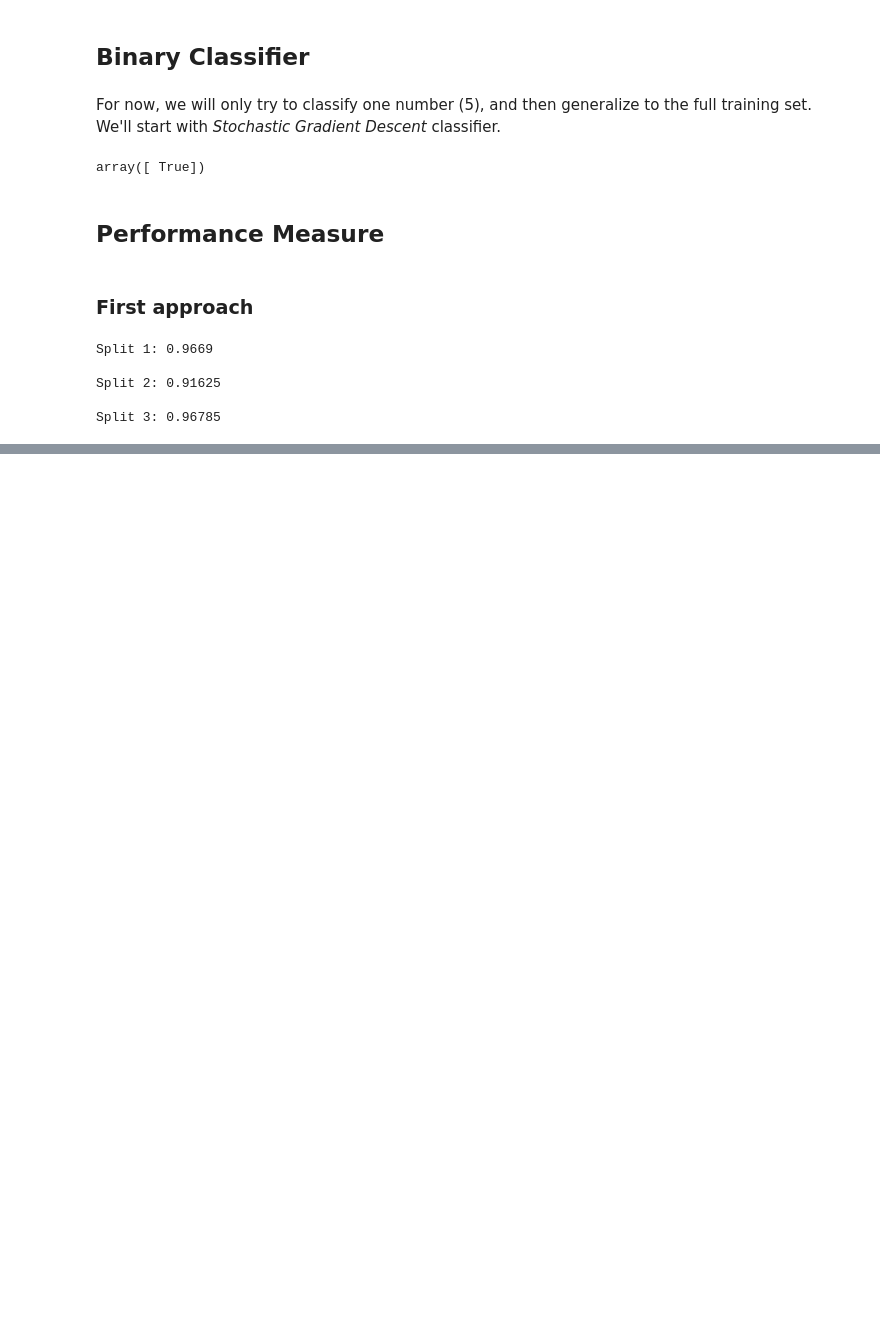
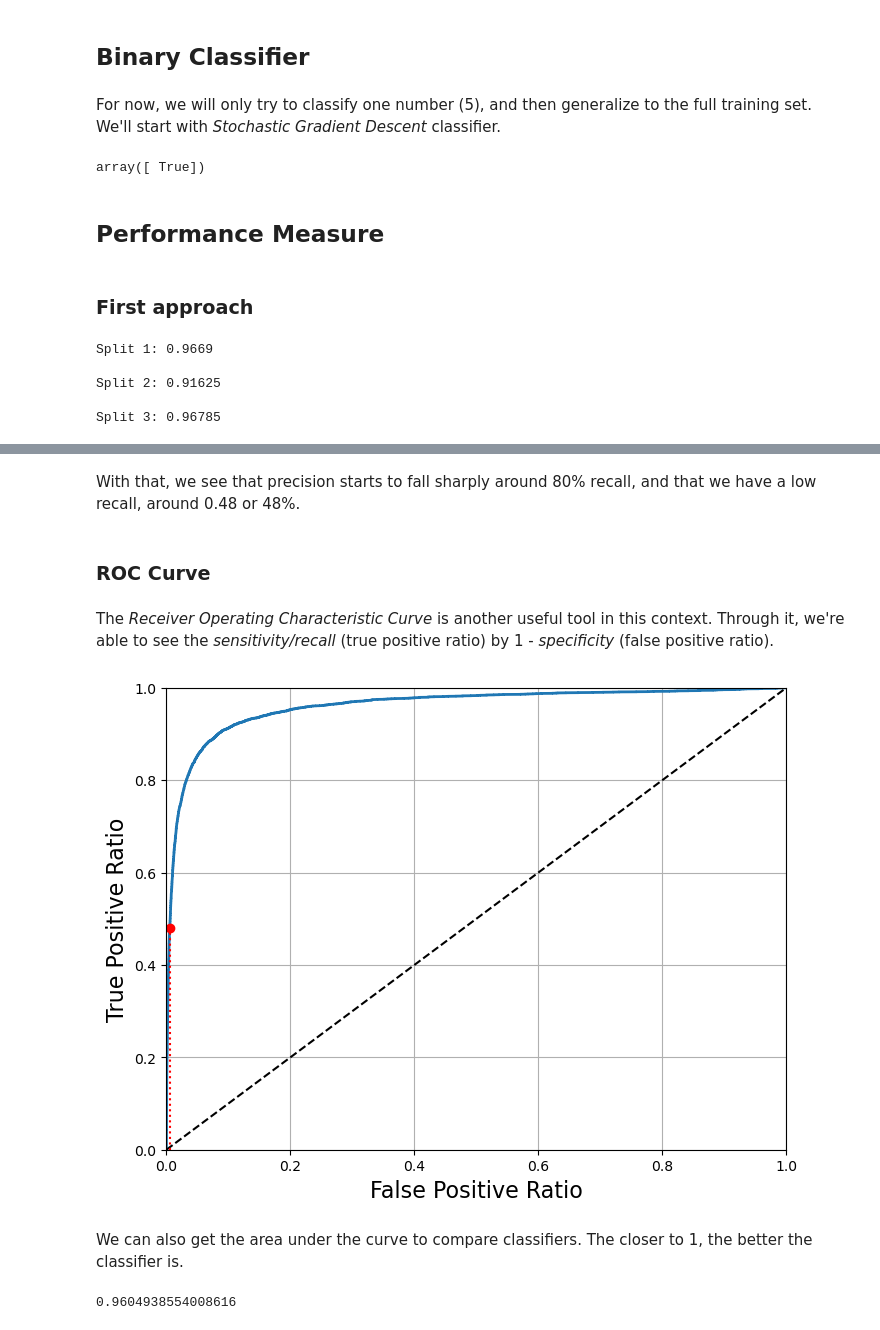
Before and after one commit to 4r7hu3/ML-projects, a Jupyter notebook: Cap3/Project2_Cap3.ipynb, the cells around one changed output, grey strips where cells are left out. Drawn from its saved outputs; the diff is of its cells as text; code cells hidden in the pictures; blank space fills up the shorter version.

```diff
--- a/Cap3/Project2_Cap3.ipynb
+++ b/Cap3/Project2_Cap3.ipynb
@@ -101,0 +265,37 @@ Split 3: 0.96785
+# %% [markdown]
+With that, we see that precision starts to fall sharply around 80% recall, and that we have a low recall, around 0.48 or 48%.
+# %% [markdown]
+### ROC Curve
+# %% [markdown]
+The *Receiver Operating Characteristic Curve* is another useful tool in this context. Through it, we're able to see the *sensitivity/recall* (true positive ratio) by 1 - *specificity* (false positive ratio).
+# %%
+from sklearn.metrics import roc_curve
+
+fpr, tpr, thresholds = roc_curve(y_train_5, y_scores)
+
+# plot roc curve
+def plot_roc_curve(fpr, tpr, label=None):
+    plt.plot(fpr, tpr, linewidth=2, label=label)
+    plt.plot([0, 1], [0, 1], 'k--')
+    plt.axis([0, 1, 0, 1])
+    plt.xlabel('False Positive Ratio', fontsize=16)
+    plt.ylabel('True Positive Ratio', fontsize=16)
+    plt.grid(True)
+
+
+plt.figure(figsize=(8,6))
+plot_roc_curve(fpr, tpr)
+fpr_90 = fpr[np.argmax(tpr >= recall_90_precision)]
+plt.plot([fpr_90, fpr_90], [0, recall_90_precision], 'r:')
+plt.plot([fpr_90], [recall_90_precision], 'ro')
+plt.show()
+# %% [output]
+[figure, added]
+# %% [markdown]
+We can also get the area under the curve to compare classifiers. The closer to 1, the better the classifier is.
+# %%
+from sklearn.metrics import roc_auc_score
+
+roc_auc_score(y_train_5, y_scores) # we have a good classifier here!!!
+# %% [output]
+0.9604938554008616
```
Also changed, not shown: parts of 67 cells of this notebook, 1 other file.
